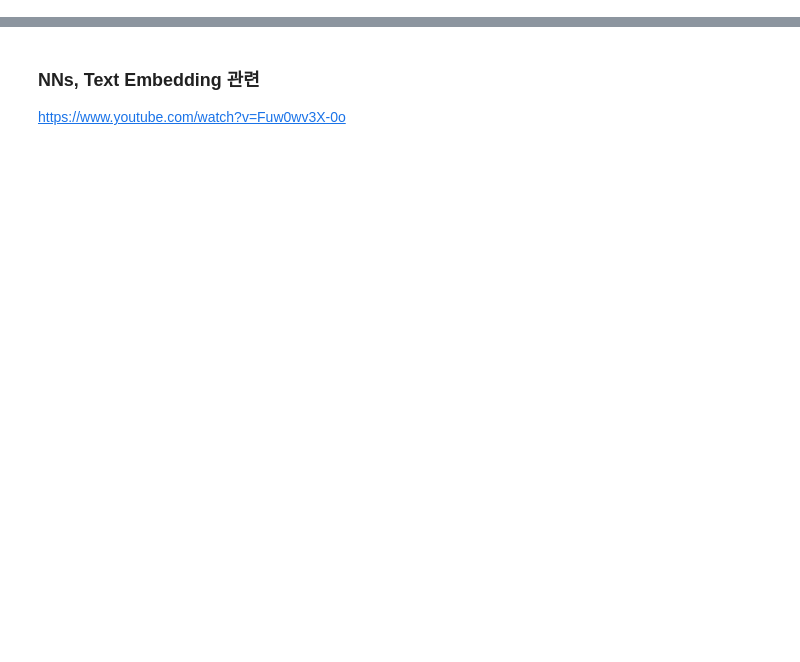
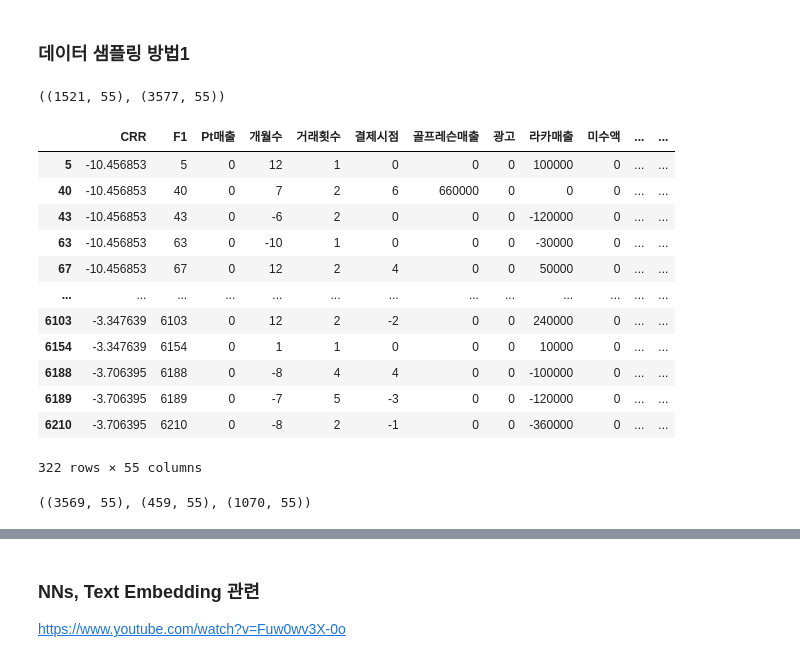
Before and after one commit to sorte1205/study, a Jupyter notebook: 포트폴리오/고객이탈예측/데이터모델링/이탈예측_DL.ipynb, the cells around one changed output, grey strips where cells are left out. Saved outputs shown, nothing was run; the diff lists cells and outputs as text; code cells hidden in the pictures; blank space fills up the shorter version.

```diff
--- a/포트폴리오/고객이탈예측/데이터모델링/이탈예측_DL.ipynb
+++ b/포트폴리오/고객이탈예측/데이터모델링/이탈예측_DL.ipynb
@@ -209,0 +54,47 @@ my_classification(x_train, y_train, x_test, y_test)
+# %%
+# 이탈여부_2 는 이탈여부를 알 수 없는 최근 회원의 경우이므로 테스트용으로 사용할 예정
+test_data = data[data['이탈여부_2']==1]
+train_data = data[data['이탈여부_2']==0]
+# %% [markdown]
+### 데이터 샘플링 방법1
+# %%
+def split_data(data, frac):
+  train_df = data.sample(axis=0, frac=frac)
+  test_df = data[data.index.isin(train_df.index)==False]
+  return train_df, test_df
+# %%
+pos_df = train_data[train_data['이탈여부_1']==1]
+neg_df = train_data[train_data['이탈여부_1']==0]
+# %%
+neg_df.shape, pos_df.shape
+# %% [output]
+((1521, 55), (3577, 55))
+# %%
+train_df1, test_df1 = split_data(pos_df, 0.7)
+test_df1, valid_df1 = split_data(test_df1, 0.7)
+train_df0, test_df0 = split_data(neg_df, 0.7)
+test_df0, valid_df0 = split_data(test_df0, 0.7)
+# %%
+valid_df1
+# %% [output]
+|  | CRR | F1 | Pt매출 | 개월수 | 거래횟수 | 결제시점 | 골프레슨매출 | 광고 | 라카매출 | 미수액 | ... | ... |
+| 5 | -10.456853 | 5 | 0 | 12 | 1 | 0 | 0 | 0 | 100000 | 0 | ... | ... |
+| 40 | -10.456853 | 40 | 0 | 7 | 2 | 6 | 660000 | 0 | 0 | 0 | ... | ... |
+| 43 | -10.456853 | 43 | 0 | -6 | 2 | 0 | 0 | 0 | -120000 | 0 | ... | ... |
+| 63 | -10.456853 | 63 | 0 | -10 | 1 | 0 | 0 | 0 | -30000 | 0 | ... | ... |
+| 67 | -10.456853 | 67 | 0 | 12 | 2 | 4 | 0 | 0 | 50000 | 0 | ... | ... |
+| ... | ... | ... | ... | ... | ... | ... | ... | ... | ... | ... | ... | ... |
+| 6103 | -3.347639 | 6103 | 0 | 12 | 2 | -2 | 0 | 0 | 240000 | 0 | ... | ... |
+| 6154 | -3.347639 | 6154 | 0 | 1 | 1 | 0 | 0 | 0 | 10000 | 0 | ... | ... |
+| 6188 | -3.706395 | 6188 | 0 | -8 | 4 | 4 | 0 | 0 | -100000 | 0 | ... | ... |
+| 6189 | -3.706395 | 6189 | 0 | -7 | 5 | -3 | 0 | 0 | -120000 | 0 | ... | ... |
+| 6210 | -3.706395 | 6210 | 0 | -8 | 2 | -1 | 0 | 0 | -360000 | 0 | ... | ... |
+322 rows × 55 columns
+# %%
+train_df = concat([train_df1, train_df0])
+valid_df = concat([valid_df1, valid_df0])
+test_df = concat([test_df1, test_df0])
+
+train_df.shape, valid_df.shape, test_df.shape
+# %% [output]
+((3569, 55), (459, 55), (1070, 55))
```
Also changed, not shown: parts of 57 cells of this notebook, 9 other files.
